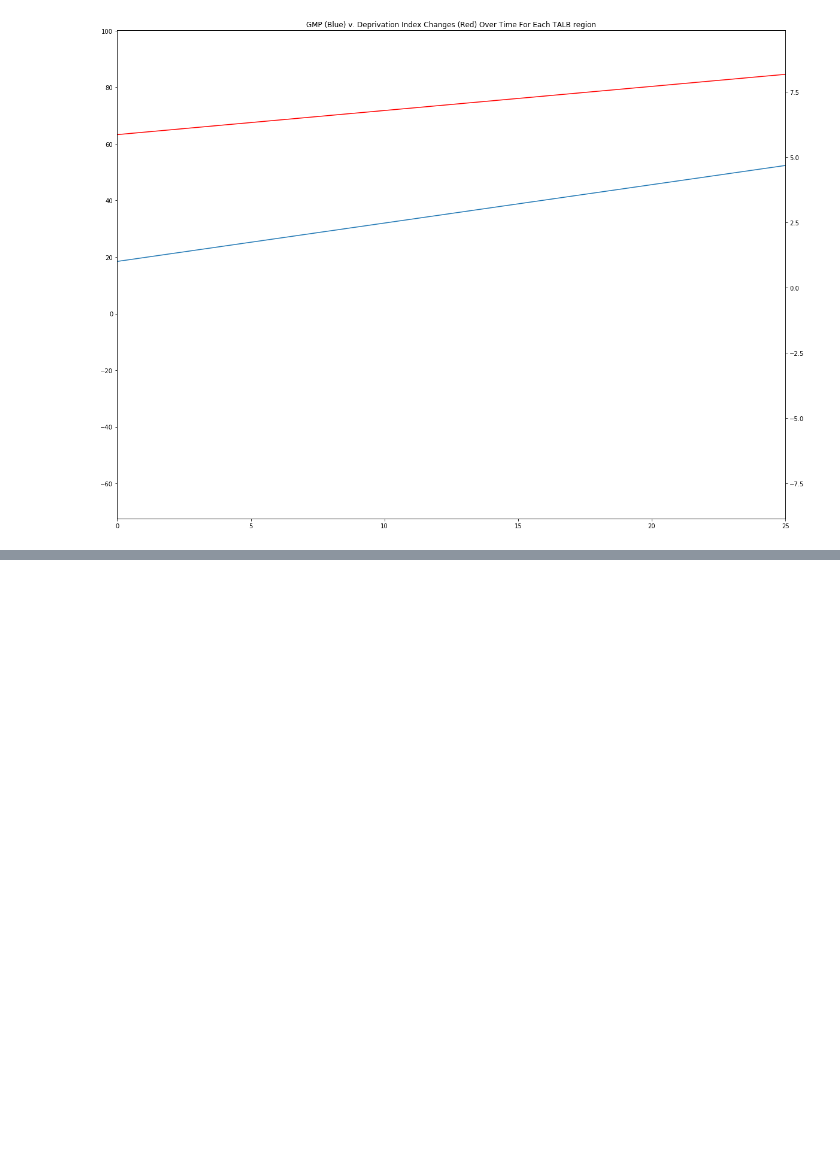
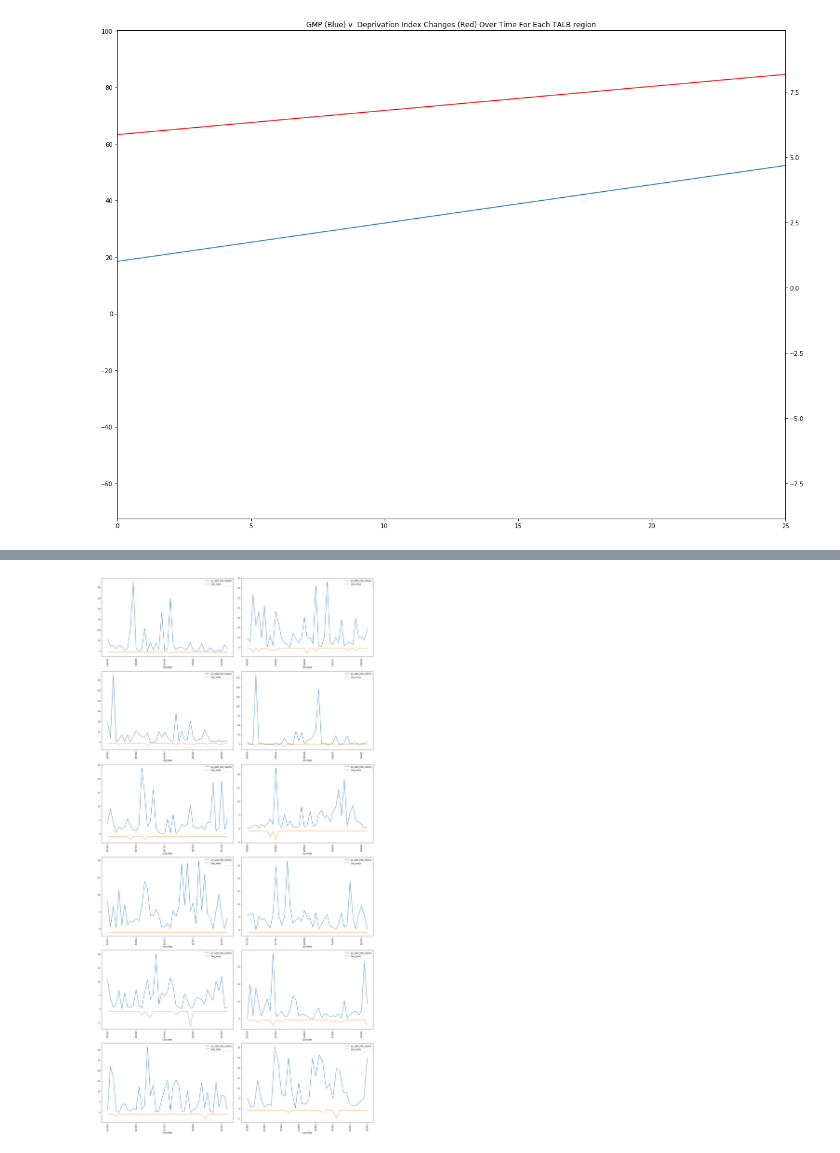
Before and after one commit to keri/DotLovesData, a Jupyter notebook: notebooks/data_exploration_AND_clean_data.ipynb, the cells around one changed output, grey strips where cells are left out. Cells and saved outputs as stored; diff of their text form; code cells hidden in the pictures; blank space fills up the shorter version.

```diff
--- a/notebooks/data_exploration_AND_clean_data.ipynb
+++ b/notebooks/data_exploration_AND_clean_data.ipynb
@@ -459,0 +579,5 @@ plt.savefig('/Users/keri/git/DotLovesData/visuals/GMPvDIOverTimePerTALB.png')
+# %%
+negDIDiff = communityDiff[communityDiff['Dep_Index'] < 0]
+negDIPosGMP = negDIDiff[negDIDiff['AU_GMP_PER_CAPITA'] > 0]
+print(negDIPosGMP.shape)
+negDIPosGMP.head()
@@ -459,0 +592,16 @@ plt.savefig('/Users/keri/git/DotLovesData/visuals/GMPvDIOverTimePerTALB.png')
+# %%
+groupedNegDIPosGMP = negDIPosGMP.groupby(by=['code','Date']).mean()
+# %%
+fig,axes = plt.subplots(6,2,figsize=(20,40))
+i = 0
+for row in axes:
+    for col in row:
+        plotDf = groupedNegDIPosGMP[i*43:43*(i+1)]
+        plotDf.plot(ax=col,)
+        col.set_xticklabels([label[0] for label in plotDf.index], rotation=90)
+        i += 1
+plt.tight_layout()
+#plt.title('Areas Showing Postive Growth in Deprivation Index AND Negative Growth GMP Over Time')
+plt.savefig('/Users/keri/git/DotLovesData/visuals/NegativeDIPositiveGMPOverTime.png', papertype='executive')
+# %% [output]
+[figure, added]
```
Also changed, not shown: parts of 18 cells of this notebook, 2 other files.
